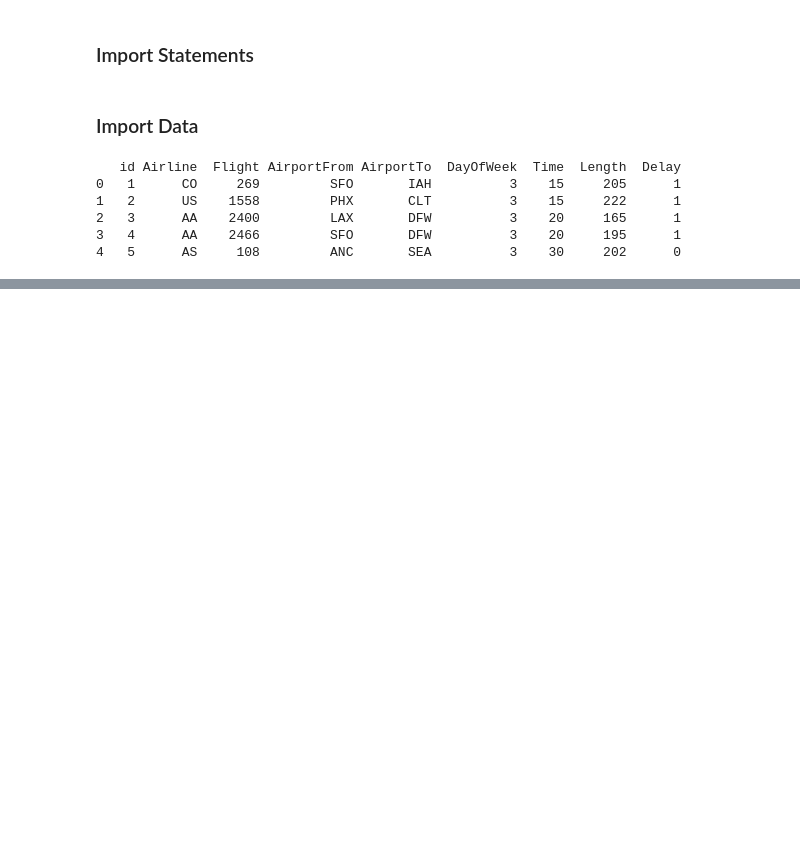
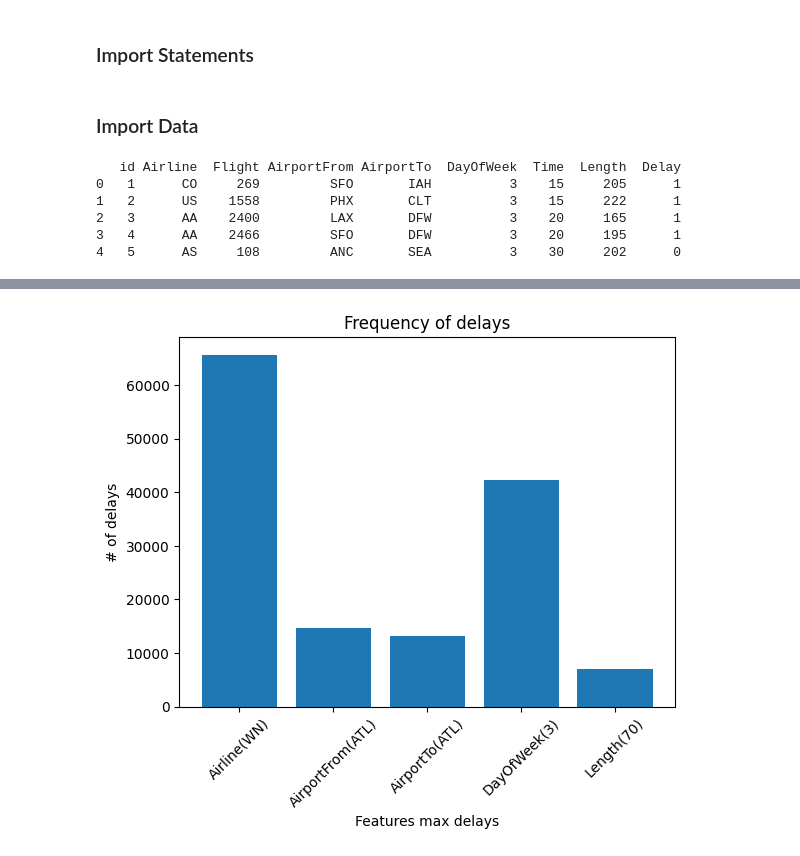
Before and after one commit to mvo1017/flight_analysis, a Jupyter notebook: term_project.ipynb, the cells around one changed output, grey strips where cells are left out. Drawn from its saved outputs; the diff is of its cells as text; code cells hidden in the pictures; blank space fills up the shorter version.

```diff
--- a/term_project.ipynb
+++ b/term_project.ipynb
@@ -71,0 +131,16 @@ Name: count, dtype: int64
+# %%
+# Bar graph of max delays for the max # of delays of each feature: Joelia
+fig,ax = plt.subplots()
+
+features = list(max_delays.keys())
+frequency = list(max_delays.values())
+ax.bar(features, frequency)
+
+new_labels = ['Airline(WN)', 'AirportFrom(ATL)', 'AirportTo(ATL)', 'DayOfWeek(3)', 'Length(70)']
+plt.xticks(ticks=range(len(features)), labels=new_labels, rotation=45)
+ax.set_title('Frequency of delays')
+ax.set_xlabel('Features max delays',)
+ax.set_ylabel('# of delays')
+plt.show()
+# %% [output]
+[figure, added]
```
Also changed, not shown: parts of 21 cells of this notebook.
